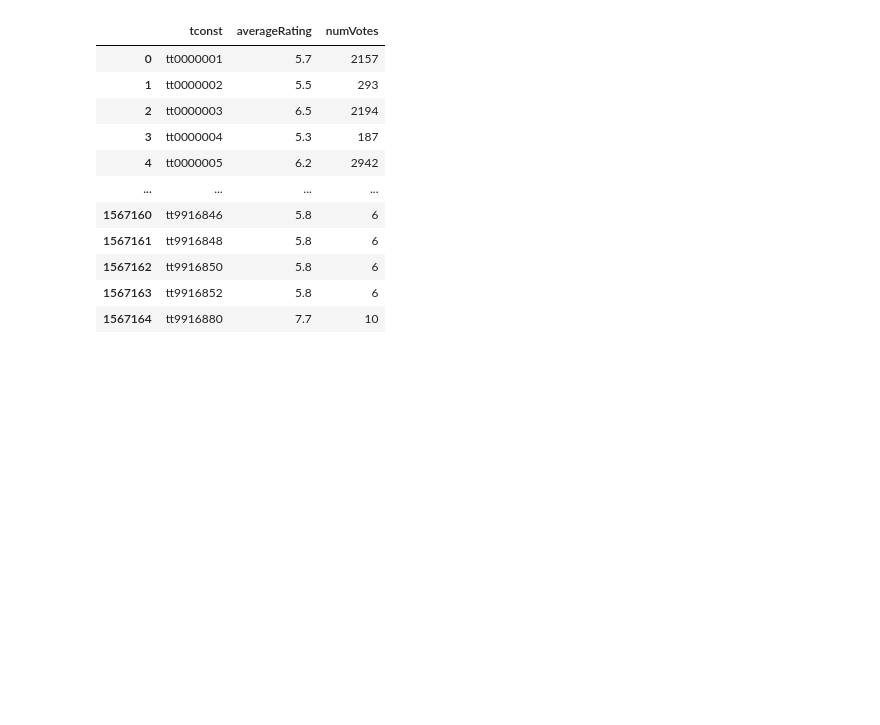
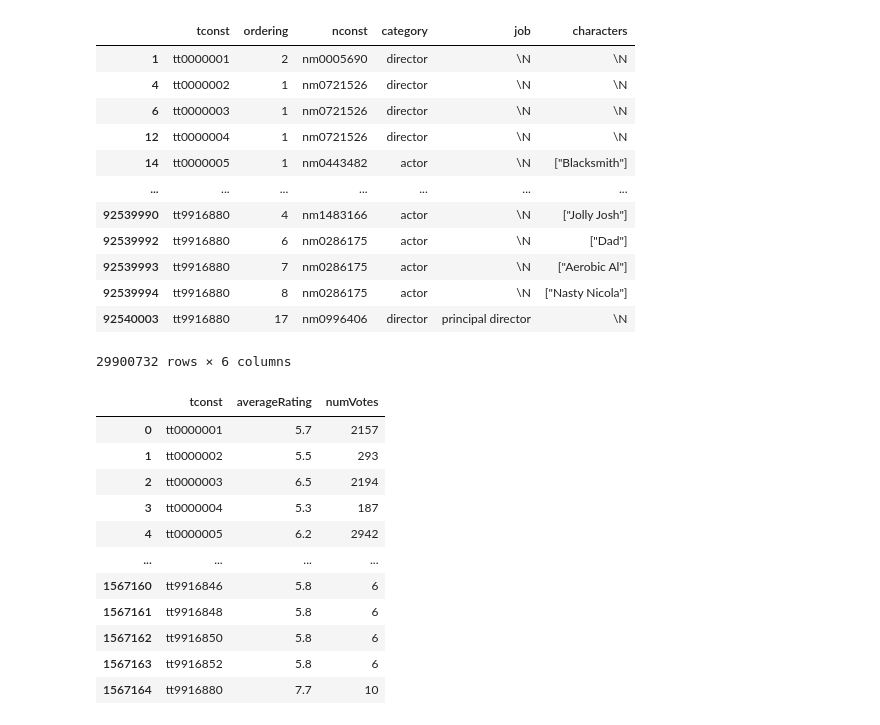
Before and after one commit to Alex-Becovic/WCS_Projet2, a Jupyter notebook: exploration_imdb.ipynb, the cells around one changed output. Saved outputs shown, nothing was run; the diff lists cells and outputs as text; code cells hidden in the pictures; blank space fills up the shorter version.

```diff
--- a/exploration_imdb.ipynb
+++ b/exploration_imdb.ipynb
@@ -41,3 +26,19 @@ df_imdb_principals = df_imdb_principals[df_imdb_principals["category"] == "direc
+# %%
+df_imdb_principals_actors_directors
+# %% [output]
+|  | tconst | ordering | nconst | category | job | characters |
+| 1 | tt0000001 | 2 | nm0005690 | director | \N | \N |
+| 4 | tt0000002 | 1 | nm0721526 | director | \N | \N |
+| 6 | tt0000003 | 1 | nm0721526 | director | \N | \N |
+| 12 | tt0000004 | 1 | nm0721526 | director | \N | \N |
+| 14 | tt0000005 | 1 | nm0443482 | actor | \N | ["Blacksmith"] |
+| ... | ... | ... | ... | ... | ... | ... |
+| 92539990 | tt9916880 | 4 | nm1483166 | actor | \N | ["Jolly Josh"] |
+| 92539992 | tt9916880 | 6 | nm0286175 | actor | \N | ["Dad"] |
+| 92539993 | tt9916880 | 7 | nm0286175 | actor | \N | ["Aerobic Al"] |
+| 92539994 | tt9916880 | 8 | nm0286175 | actor | \N | ["Nasty Nicola"] |
+| 92540003 | tt9916880 | 17 | nm0996406 | director | principal director | \N |
+29900732 rows × 6 columns
 # %%
 df_imdb_ratings = pd.read_csv("title.ratings.tsv", sep="\t")
 # %%
```
Also changed, not shown: parts of 22 cells of this notebook.
